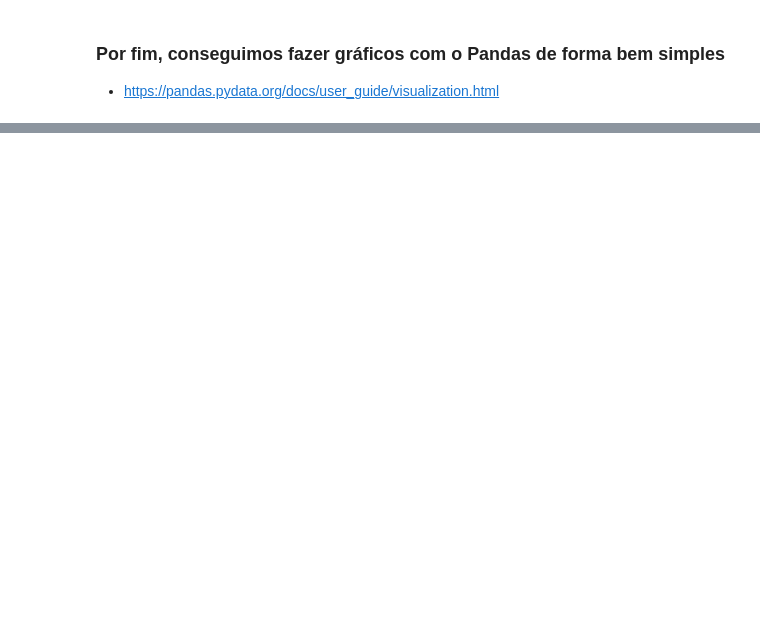
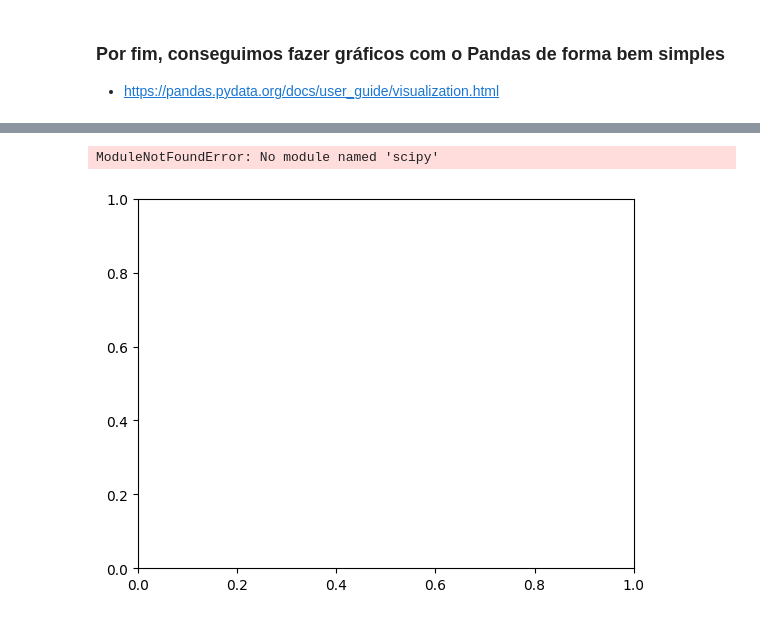
Before and after one commit to IgorAlvaredo/basico_ciencia_dados, a Jupyter notebook: Aula 2 - Conceitos fundamentais do Pandas para Ciência de Dados/Pandas_-_Arquivo_Inicial.ipynb, the cells around one changed output, grey strips where cells are left out. Cells and saved outputs as stored; diff of their text form; code cells hidden in the pictures; blank space fills up the shorter version.

```diff
--- a/Aula 2 - Conceitos fundamentais do Pandas para Ciência de Dados/Pandas_-_Arquivo_Inicial.ipynb
+++ b/Aula 2 - Conceitos fundamentais do Pandas para Ciência de Dados/Pandas_-_Arquivo_Inicial.ipynb
@@ -159,2 +399,6 @@ import matplotlib.pyplot as plt
 # %%
 # E até gráficos mais complexos como o de densidade
+base.Fare.plot.kde()
+# %% [output]
+ModuleNotFoundError: No module named 'scipy'
+[figure, added]
```
Also changed, not shown: parts of 26 cells of this notebook.
